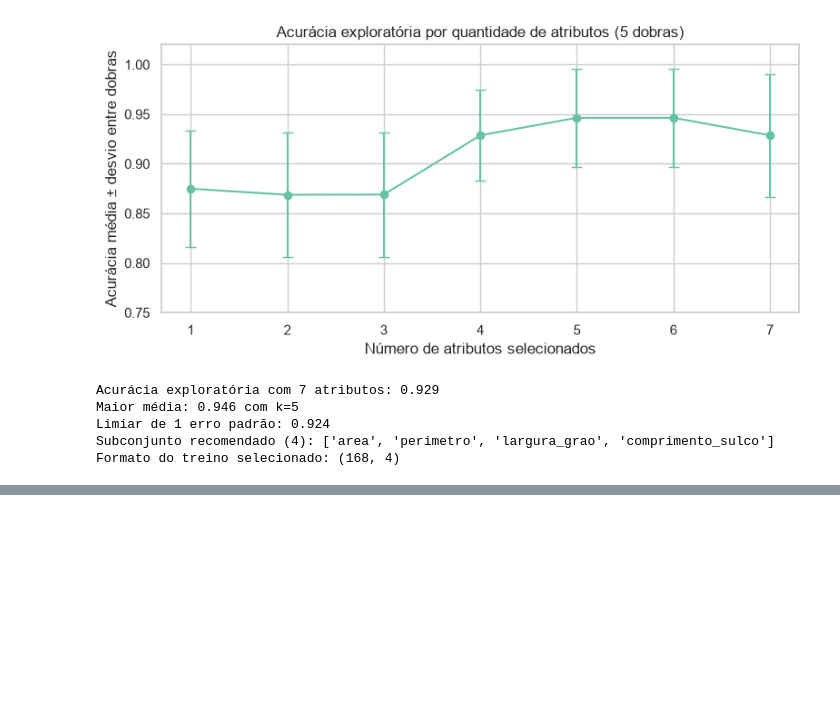
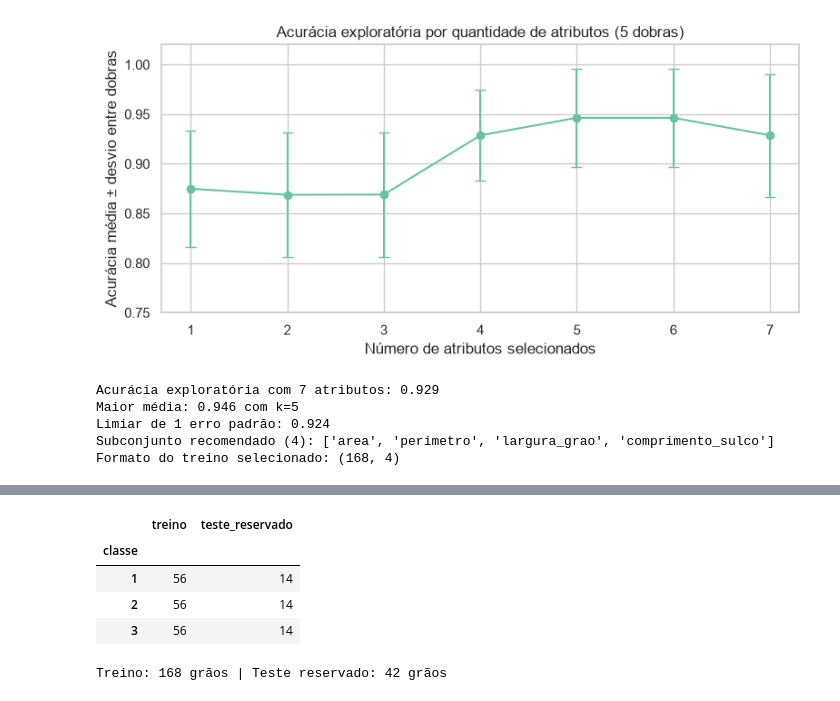
Before and after one commit to gabriel-felix-dev/machine-learning-av2, a Jupyter notebook: machine_learning_av2.ipynb, the cells around one changed output, grey strips where cells are left out. Saved outputs shown, nothing was run; the diff lists cells and outputs as text; code cells hidden in the pictures; blank space fills up the shorter version.

```diff
--- a/machine_learning_av2.ipynb
+++ b/machine_learning_av2.ipynb
@@ -344,0 +349,19 @@ Formato do treino selecionado: (168, 4)
+# %%
+# Conferimos a divisão já criada sem usar o teste para escolher ou medir o modelo.
+assert len(X_treino) == 168 and len(X_teste) == 42
+assert X_treino.index.intersection(X_teste.index).empty
+
+distribuicao_20_11 = pd.DataFrame({
+    "treino": y_treino.value_counts().sort_index(),
+    "teste_reservado": y_teste.value_counts().sort_index(),
+})
+distribuicao_20_11.index.name = "classe"
+display(distribuicao_20_11)
+print(f"Treino: {len(X_treino)} grãos | Teste reservado: {len(X_teste)} grãos")
+# %% [output]
+|  | treino | teste_reservado |
+| classe |  |  |
+| 1 | 56 | 14 |
+| 2 | 56 | 14 |
+| 3 | 56 | 14 |
+Treino: 168 grãos | Teste reservado: 42 grãos
```
Also changed, not shown: parts of 12 cells of this notebook, 13 other files.
